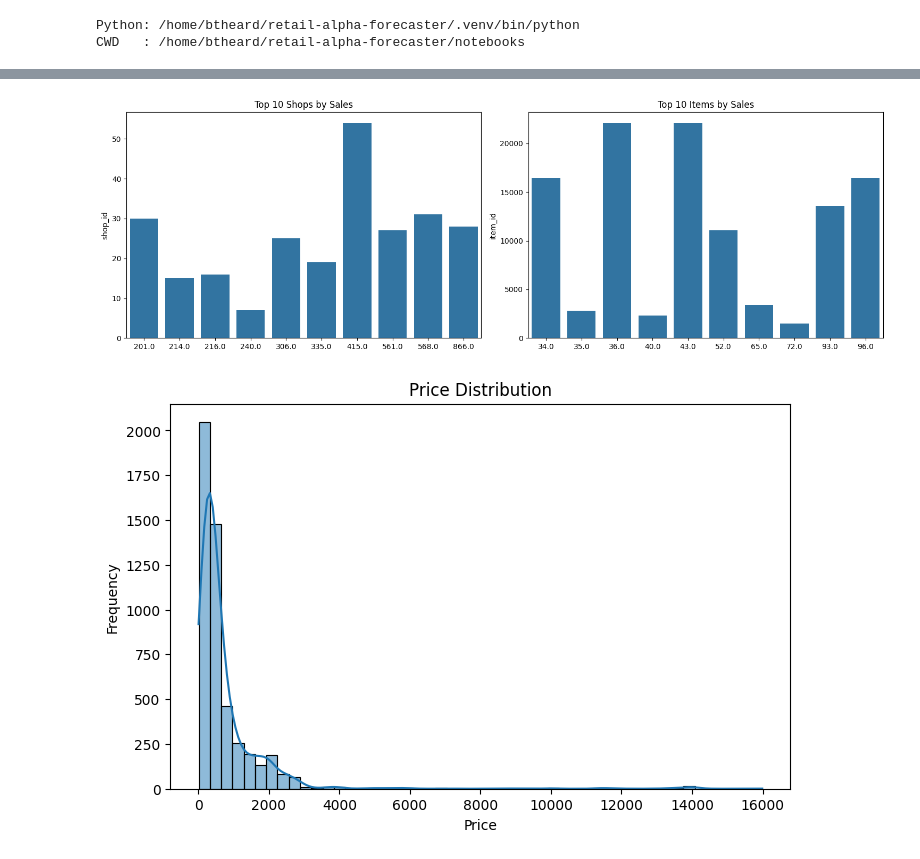
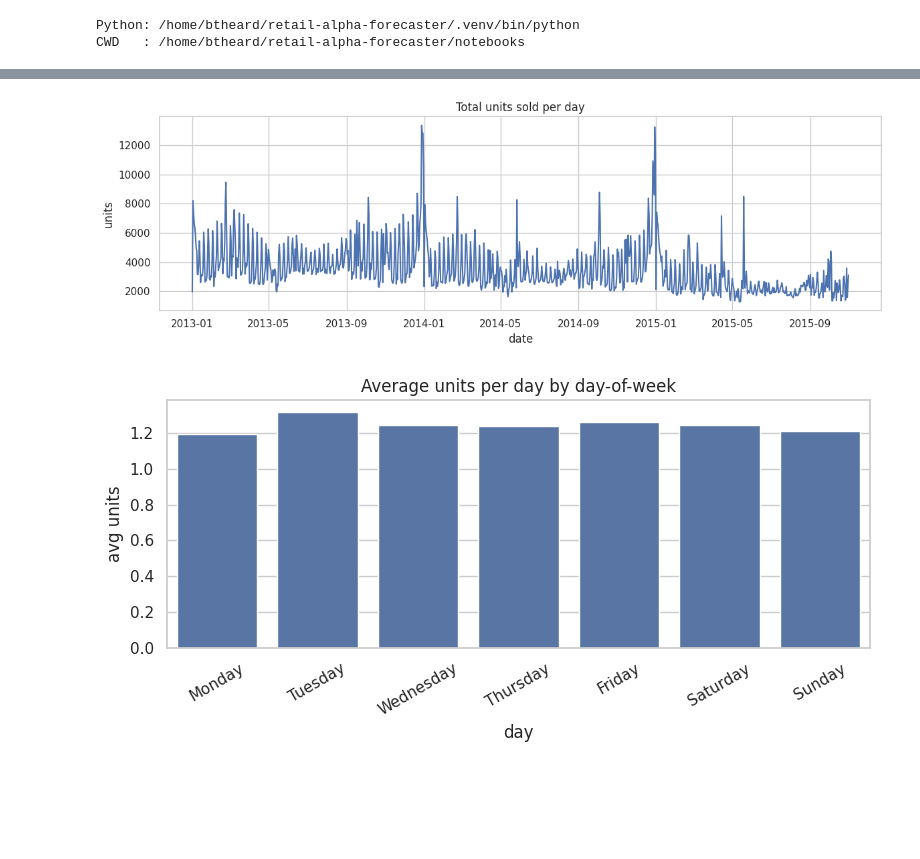
Before and after one commit to btheard3/retail-alpha-forecaster, a Jupyter notebook: notebooks/01_eda.ipynb, the cells around one changed output, grey strips where cells are left out. Drawn from its saved outputs; the diff is of its cells as text; code cells hidden in the pictures; blank space fills up the shorter version.

```diff
--- a/notebooks/01_eda.ipynb
+++ b/notebooks/01_eda.ipynb
@@ -226,27 +206,29 @@ plt.show()
 # %%
-# Top shops and items
-top_shops = df.groupby('shop_id')['item_cnt_day'].sum().nlargest(10)
-top_items = df.groupby('item_id')['item_cnt_day'].sum().nlargest(10)
+# --- Cell 5: time signals ---
 
-fig, axes = plt.subplots(1, 2, figsize=(15,5))
+# Aggregate to daily total units
+daily = df.groupby("date", as_index=False)["item_cnt_day"].sum()
 
-sns.barplot(x=top_shops.values, y=top_shops.index, ax=axes[0])
-axes[0].set_title("Top 10 Shops by Sales")
+plt.figure(figsize=(12,4))
+sns.lineplot(data=daily, x="date", y="item_cnt_day")
+plt.title("Total units sold per day")
+plt.xlabel("date"); plt.ylabel("units"); plt.tight_layout()
+plt.show()
 
-sns.barplot(x=top_items.values, y=top_items.index, ax=axes[1])
-axes[1].set_title("Top 10 Items by Sales")
+# Day-of-week effect (only meaningful with full data window)
+df["dow"] = df["date"].dt.day_name()
+dow_avg = (df.groupby("dow", as_index=False)["item_cnt_day"]
+             .mean()
+             .assign(dow=lambda x: pd.Categorical(x["dow"],
+                 ["Monday","Tuesday","Wednesday","Thursday","Friday","Saturday","Sunday"],
+                 ordered=True))
+             .sort_values("dow"))
 
-plt.tight_layout()
+plt.figure(figsize=(8,4))
+sns.barplot(data=dow_avg, x="dow", y="item_cnt_day")
+plt.title("Average units per day by day-of-week")
+plt.xlabel("day"); plt.ylabel("avg units"); plt.xticks(rotation=30); plt.tight_layout()
 plt.show()
 # %% [output]
-[figure, old version]
+[figure, new version]
+[figure, added]
-# %%
-# Price  distribution
-plt.figure(figsize=(8,5))
-sns.histplot(df['item_price'], bins=50, kde=True)
-plt.title("Price Distribution")
-plt.xlabel("Price")
-plt.ylabel("Frequency")
-plt.show()
-# %% [output]
-[figure, removed]
```
Also changed, not shown: parts of 8 cells of this notebook, 2 other files.
